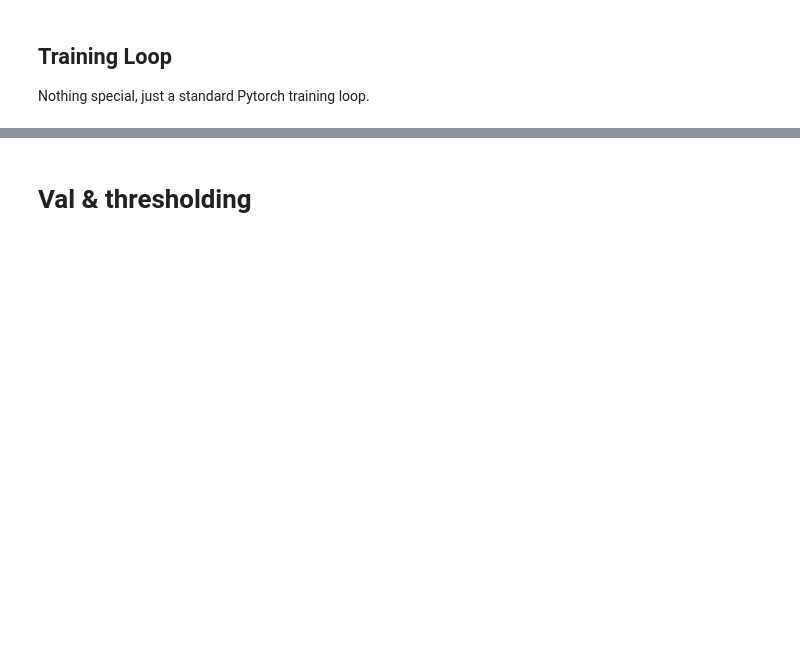
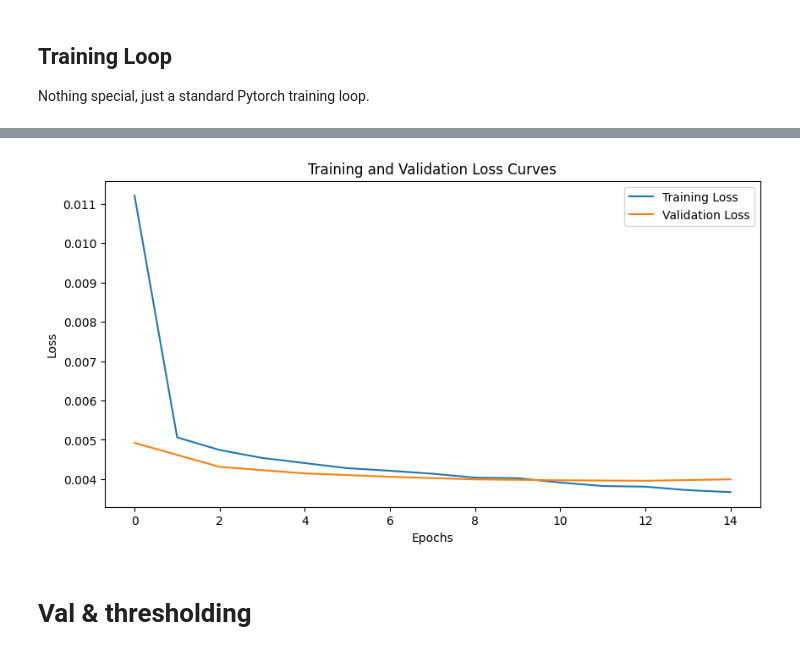
Before and after one commit to yash-raj202134/GeoLifeCLEF-LifeCLEF-CVPR-FGVC, a Jupyter notebook: research/Baseline_experiments/geolife-baseline-crossval-topk-earlystopping.ipynb, the cells around one changed output, grey strips where cells are left out. Saved outputs shown, nothing was run; the diff lists cells and outputs as text; code cells hidden in the pictures; blank space fills up the shorter version.

Commit message:
baseline outputs

```diff
--- a/research/Baseline_experiments/geolife-baseline-crossval-topk-earlystopping.ipynb
+++ b/research/Baseline_experiments/geolife-baseline-crossval-topk-earlystopping.ipynb
@@ -282,7 +269,7 @@ transform = transforms.Compose([
 train_landsat_data_path = "/Dataset/geolifeclef-2024/TimeSeries-Cubes/TimeSeries-Cubes/GLC24-PA-train-landsat_time_series/"
 train_bioclim_data_path = "/Dataset/geolifeclef-2024/TimeSeries-Cubes/TimeSeries-Cubes/GLC24-PA-train-bioclimatic_monthly/"
 train_sentinel_data_path="/Dataset/geolifeclef-2024/PA_Train_SatellitePatches_RGB/pa_train_patches_rgb/"
-train_metadata_path = "Dataset/geolifeclef-2024/GLC24_PA_metadata_train.csv"
+train_metadata_path = "/Dataset/geolifeclef-2024/GLC24_PA_metadata_train.csv"
 
 train_metadata = pd.read_csv(train_metadata_path)
 dataset = TrainDataset(train_tab, train_bioclim_data_path, train_landsat_data_path, train_sentinel_data_path, train_metadata, transform=transform)
@@ -297,7 +284,7 @@ val_loader = DataLoader(validation, batch_size=batch_size, shuffle=False, num_wo
 test_landsat_data_path = "/Dataset/geolifeclef-2024/TimeSeries-Cubes/TimeSeries-Cubes/GLC24-PA-test-landsat_time_series/"
 test_bioclim_data_path = "/Dataset/geolifeclef-2024/TimeSeries-Cubes/TimeSeries-Cubes/GLC24-PA-test-bioclimatic_monthly/"
 test_sentinel_data_path = "/Dataset/geolifeclef-2024/PA_Test_SatellitePatches_RGB/pa_test_patches_rgb/"
-test_metadata_path = "Dataset/geolifeclef-2024/GLC24_PA_metadata_test.csv"
+test_metadata_path = "/Dataset/geolifeclef-2024/GLC24_PA_metadata_test.csv"
 
 test_metadata = pd.read_csv(test_metadata_path)
 test_dataset = TestDataset(test_tab, test_bioclim_data_path, test_landsat_data_path, test_sentinel_data_path, test_metadata, transform=transform)
@@ -387,7 +370,7 @@ class MultimodalEnsemble(nn.Module):
         return out
 # %%
 # Check if cuda is available
-device = torch.device("cuda")
+device = torch.device("cpu")
 
 if torch.cuda.is_available():
     device = torch.device("cuda")
@@ -413,6 +393,12 @@ num_epochs = 3 if DEBUG else 15
 optimizer = torch.optim.AdamW(model.parameters(), lr=learning_rate)
 criterion = torch.nn.BCEWithLogitsLoss()
 # %%
+import matplotlib.pyplot as plt
+
+# Initialize lists to store the losses
+train_losses = []
+val_losses = []
+
 print(f"Training for {num_epochs} epochs started.")
 
 best_val = None
@@ -423,9 +409,7 @@ for epoch in range(num_epochs):
     total = 0
     total_loss = 0
     model.train()
-    print("1")
     for batch_idx, (data0, data1, data2, data3, targets, _) in enumerate(tqdm(train_loader)):
-        print("2")
         data0 = data0.to(device)
         data1 = data1.to(device)
         data2 = data2.to(device)
@@ -459,6 +443,7 @@ for epoch in range(num_epochs):
             break
 
     total_loss /= total
+    train_losses.append(total_loss)  # Record the training loss
 
     if epoch % 2 == 0:
         # validation
@@ -484,6 +469,7 @@ for epoch in range(num_epochs):
                     break
 
         vtotal_loss /= vtotal
+        val_losses.append(vtotal_loss)  # Record the validation loss
 
         print(f'Epoch {epoch} : train_loss {total_loss:.5f} | val_loss {vtotal_loss:.5f}')
 
@@ -493,8 +479,8 @@ for epoch in range(num_epochs):
 
 # Save the trained model
 model.eval()
-torch.save(model.state_dict(), "models/baseline/last.pth")
+torch.save(model.state_dict(), "models/baseline/main/last.pth")
 best_model.eval()
-torch.save(best_model.state_dict(), "models/baseline/best.pth")
+torch.save(best_model.state_dict(), "models/baseline/main/best.pth")
 # %% [output]
 Training for 15 epochs started.
@@ -502,3 +495,15 @@ Training for 15 epochs started.
+# %%
+# Plotting the loss curves
+plt.figure(figsize=(10, 5))
+plt.plot(train_losses, label='Training Loss')
+plt.plot(range(0, num_epochs, 2), val_losses, label='Validation Loss')
+plt.xlabel('Epochs')
+plt.ylabel('Loss')
+plt.title('Training and Validation Loss Curves')
+plt.legend()
+plt.show()
+# %% [output]
+[figure, added]
 # %% [markdown]
 # Val & thresholding
 # %%
```
Also changed, not shown: parts of 16 cells of this notebook, 12 other files.
